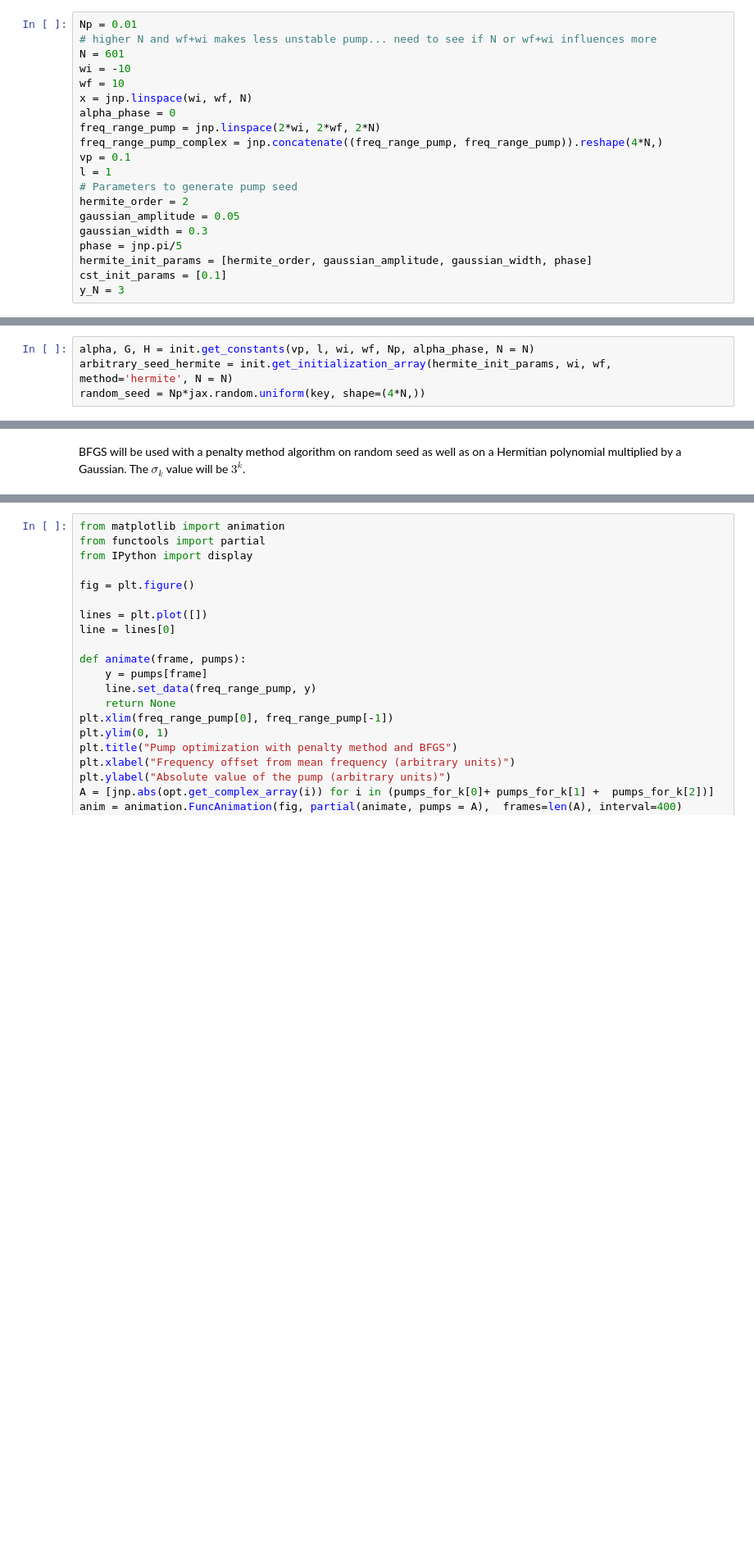
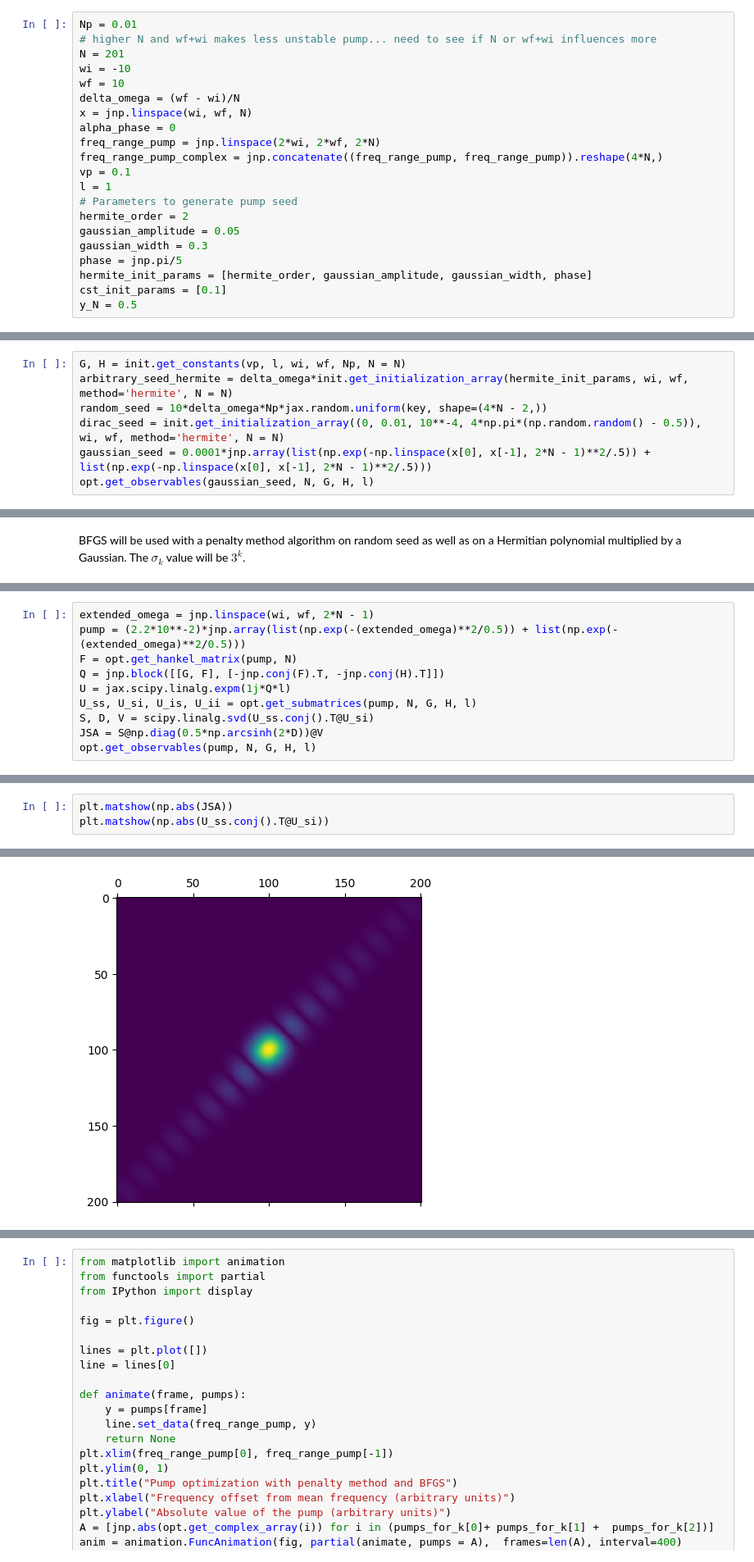
Before and after one commit to polyquantique/optimal_pumps, a Jupyter notebook: inv_design/using_API.ipynb, the cells around one changed output, grey strips where cells are left out. Shown at 82% size. Saved outputs shown, nothing was run; the diff lists cells and outputs as text; blank space fills up the shorter version.

```diff
--- a/inv_design/using_API.ipynb
+++ b/inv_design/using_API.ipynb
@@ -103,9 +107,10 @@ Hyperparameters are set to generate the propagator describing the dynamics of SP
 # %%
 Np = 0.01
 # higher N and wf+wi makes less unstable pump... need to see if N or wf+wi influences more
-N = 601
+N = 201
 wi = -10
 wf = 10
+delta_omega = (wf - wi)/N
 x = jnp.linspace(wi, wf, N)
 alpha_phase = 0
 freq_range_pump = jnp.linspace(2*wi, 2*wf, 2*N)
@@ -119,10 +124,13 @@ gaussian_width = 0.3
 phase = jnp.pi/5
 hermite_init_params = [hermite_order, gaussian_amplitude, gaussian_width, phase]
 cst_init_params = [0.1]
-y_N = 3
+y_N = 0.5
 # %% [markdown]
 Using the initialization module, the diagonal blocks $\Delta k_j \omega$ of the propagator generator are generated as well as the seeds used to effect the optimization scheme
 # %%
-alpha, G, H = init.get_constants(vp, l, wi, wf, Np, alpha_phase, N = N)
-arbitrary_seed_hermite = init.get_initialization_array(hermite_init_params, wi, wf, method='hermite', N = N)
-random_seed = Np*jax.random.uniform(key, shape=(4*N,))
+G, H = init.get_constants(vp, l, wi, wf, Np, N = N)
+arbitrary_seed_hermite = delta_omega*init.get_initialization_array(hermite_init_params, wi, wf, method='hermite', N = N)
+random_seed = 10*delta_omega*Np*jax.random.uniform(key, shape=(4*N - 2,))
+dirac_seed = init.get_initialization_array((0, 0.01, 10**-4, 4*np.pi*(np.random.random() - 0.5)), wi, wf, method='hermite', N = N)
+gaussian_seed = 0.0001*jnp.array(list(np.exp(-np.linspace(x[0], x[-1], 2*N - 1)**2/.5)) + list(np.exp(-np.linspace(x[0], x[-1], 2*N - 1)**2/.5)))
+opt.get_observables(gaussian_seed, N, G, H, l)
@@ -137,0 +143,10 @@ DeviceArray([1.0070672 , 2.0819125 , 5.8973627 , ..., 0.07152966,
+# %%
+extended_omega = jnp.linspace(wi, wf, 2*N - 1)
+pump = (2.2*10**-2)*jnp.array(list(np.exp(-(extended_omega)**2/0.5)) + list(np.exp(-(extended_omega)**2/0.5)))
+F = opt.get_hankel_matrix(pump, N)
+Q = jnp.block([[G, F], [-jnp.conj(F).T, -jnp.conj(H).T]])
+U = jax.scipy.linalg.expm(1j*Q*l)
+U_ss, U_si, U_is, U_ii = opt.get_submatrices(pump, N, G, H, l)
+S, D, V = scipy.linalg.svd(U_ss.conj().T@U_si)
+JSA = S@np.diag(0.5*np.arcsinh(2*D))@V
+opt.get_observables(pump, N, G, H, l)
@@ -137,0 +155,4 @@ DeviceArray([1.0070672 , 2.0819125 , 5.8973627 , ..., 0.07152966,
+# %%
+plt.matshow(np.abs(JSA))
+plt.matshow(np.abs(U_ss.conj().T@U_si))
+# %% [output]
@@ -137,0 +160 @@ DeviceArray([1.0070672 , 2.0819125 , 5.8973627 , ..., 0.07152966,
+[figure, added]
```
Also changed, not shown: parts of 41 cells of this notebook, 12 other files.
